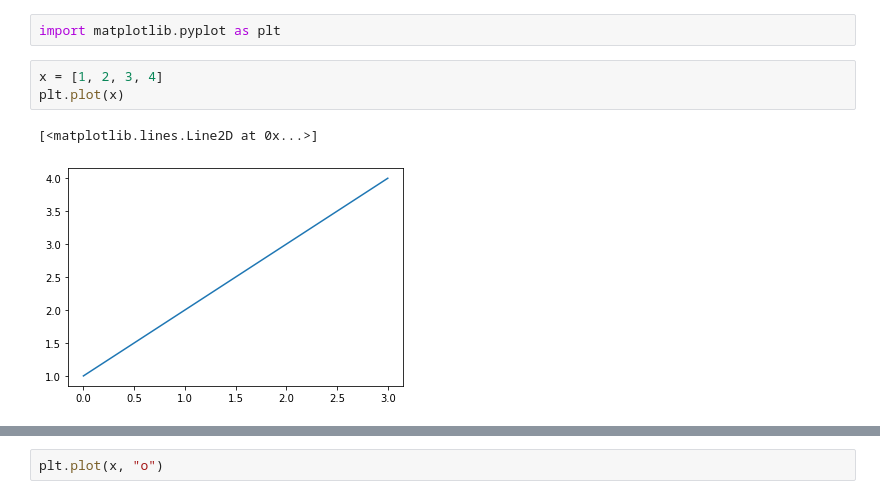
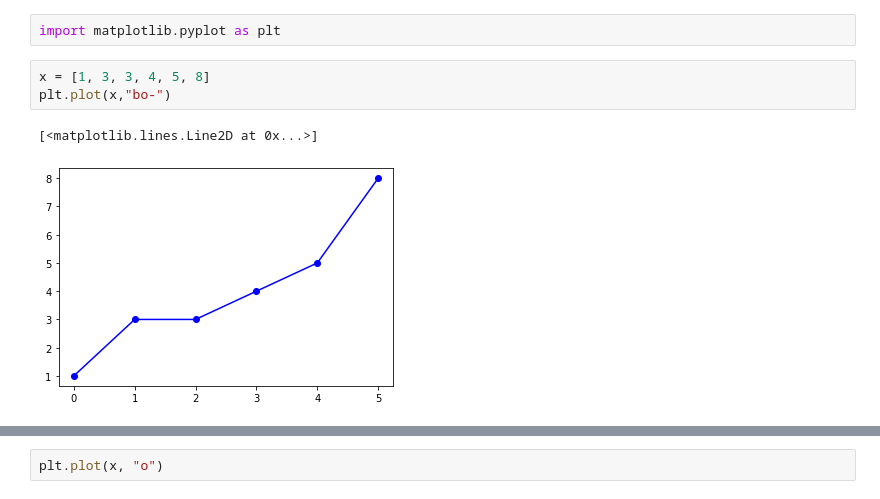
Before and after one commit to tomtmot/20220702_python, a Jupyter notebook: 20220723.ipynb, the cells around one changed output, grey strips where cells are left out. Cells and saved outputs as stored; diff of their text form.

```diff
--- a/20220723.ipynb
+++ b/20220723.ipynb
@@ -175,8 +191,8 @@ https://matplotlib.org/2.1.2/api/_as_gen/matplotlib.pyplot.plot.html
 # %%
 import matplotlib.pyplot as plt
 # %%
-x = [1, 2, 3, 4]
-plt.plot(x)
+x = [1, 3, 3, 4, 5, 8]
+plt.plot(x,"bo-")
 # %% [output]
 [<matplotlib.lines.Line2D at 0x...>]
-[figure, old version]
+[figure, new version]
```
Also changed, not shown: parts of 26 cells of this notebook.
